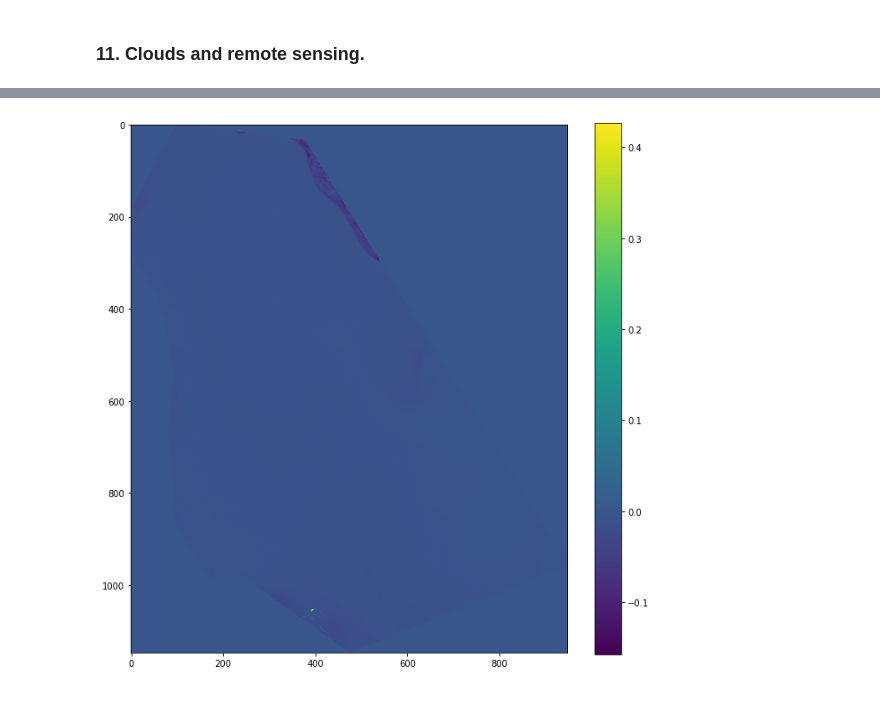
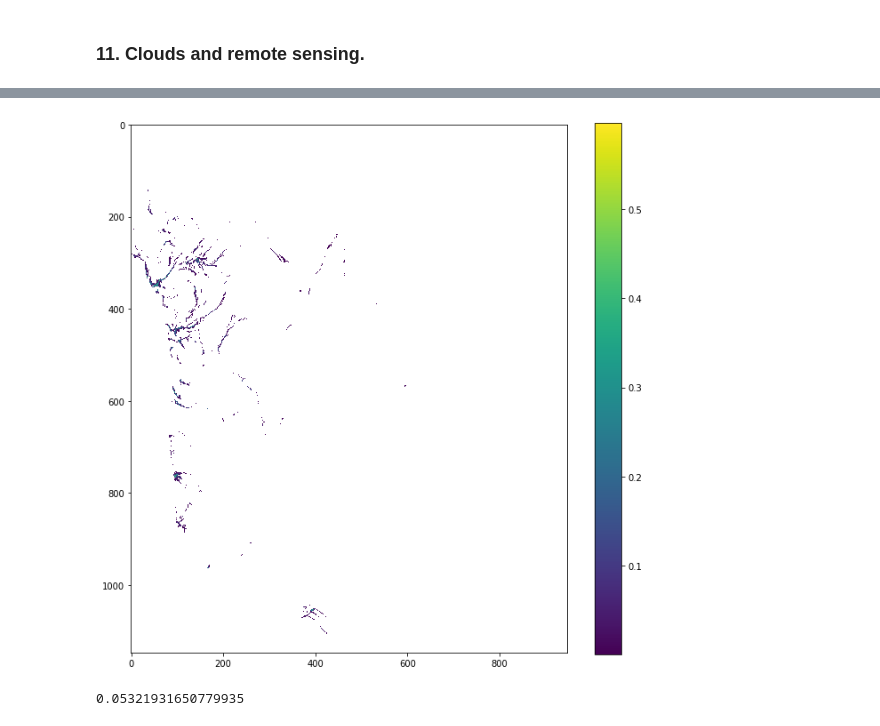
Before and after one commit to feleHaile/projections-clouds-and-Gdansk-Bay, a Jupyter notebook: algal_bloom_detection.ipynb, the cells around one changed output, grey strips where cells are left out. Saved outputs shown, nothing was run; the diff lists cells and outputs as text; code cells hidden in the pictures.

```diff
--- a/algal_bloom_detection.ipynb
+++ b/algal_bloom_detection.ipynb
@@ -585,9 +711,11 @@ File: data/clipped/LC_band5_2018-05-31.tif saved successfully
 # %%
-bands = [clean_df[clean_df.index == '2015-04-21'][0][0],
-        clean_df[clean_df.index == '2015-04-21'][1][0],
-        clean_df[clean_df.index == '2015-04-21'][2][0]]
+bands = [clean_df[clean_df.index == '2015-08-11'][0][0],
+        clean_df[clean_df.index == '2015-08-11'][1][0],
+        clean_df[clean_df.index == '2015-08-11'][2][0]]
 
-before = calculate_evi(bands)
-show_band(before, color_map='viridis', remove_negative=False)
+algae = calculate_evi(bands)
+show_band(algae, color_map='viridis', remove_negative=True)
+print(np.nanmean(algae[algae > 0]))
 # %% [output]
-[figure, old version]
+[figure, new version]
+0.05321931650779935
```
Also changed, not shown: parts of 14 cells of this notebook.
